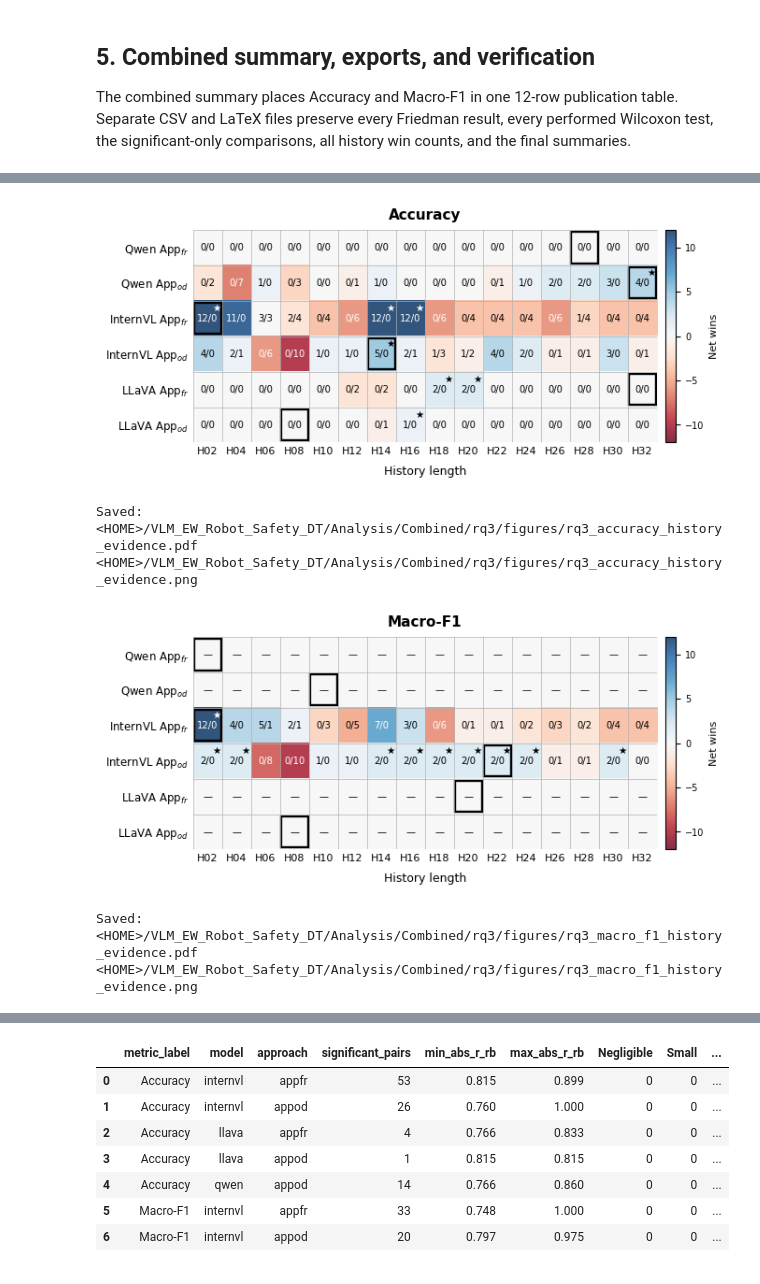
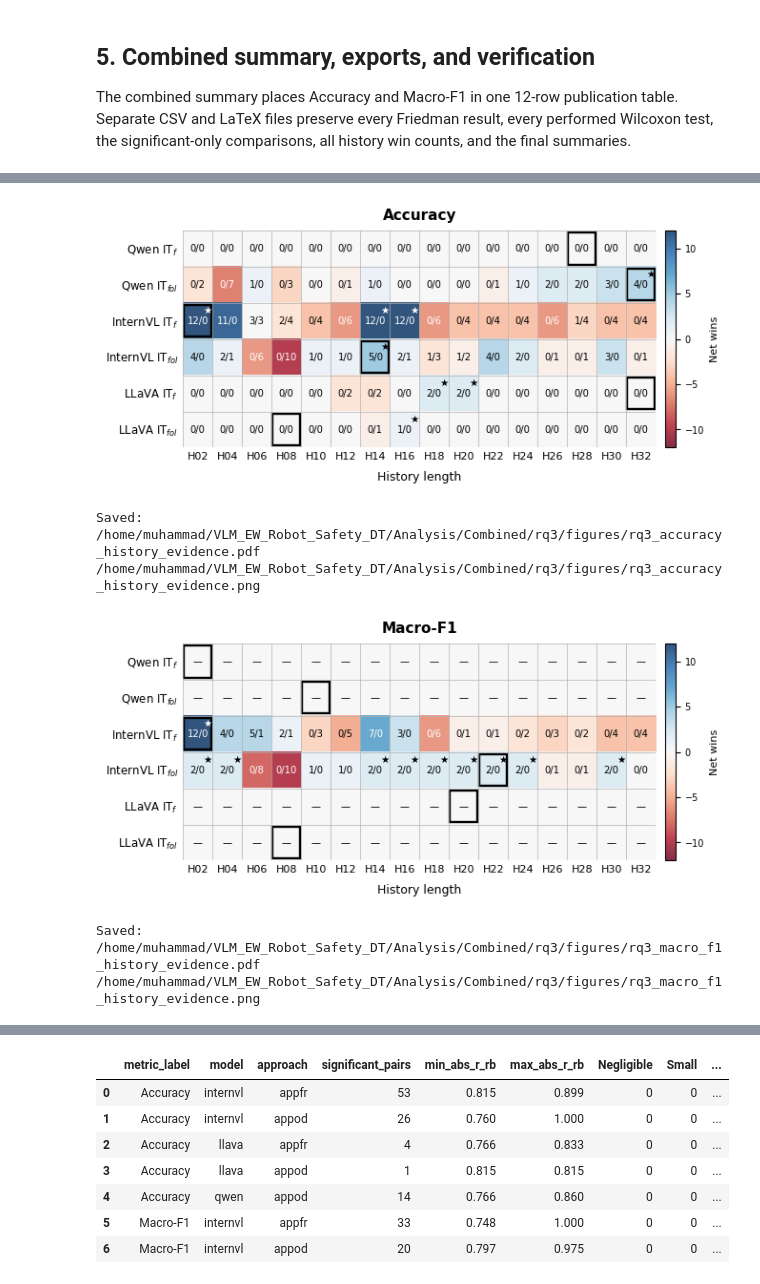
Before and after one commit to mufar6566/VLM-Early-Warning-Robot-Safety, a Jupyter notebook: analysis/03_rq3_combined_final.ipynb, the cells around one changed output, grey strips where cells are left out. Saved outputs shown, nothing was run; the diff lists cells and outputs as text; code cells hidden in the pictures.

Commit message:
Replace RQ3 analysis with updated combined notebook

```diff
--- a/analysis/rq3_relationship.ipynb
+++ b/analysis/03_rq3_combined_final.ipynb
@@ -1406,8 +1406,8 @@ MODEL_LABELS = {
 }
 
 APPROACH_LABELS = {
-    "appfr": r"$\mathrm{App}_{fr}$",
-    "appod": r"$\mathrm{App}_{od}$",
+    "appfr": r"$\mathrm{IT}_{f}$",
+    "appod": r"$\mathrm{IT}_{fol}$",
 }
 
 CONFIGS = [
@@ -1784,41 +1784,41 @@ def plot_history_evidence_paper(
 
     plt.show()
     plt.close(fig)
 
     print("Saved:")
     print(pdf_path)
     print(png_path)
 
 
 # ============================================================
 # FIGURE 1 — ACCURACY
 # ============================================================
 
 plot_history_evidence_paper(
     evidence=accuracy_ev,
     metric_name="Accuracy",
     filename_stem="rq3_accuracy_history_evidence"
 )
 
 
 # ============================================================
 # FIGURE 2 — MACRO-F1
 # ============================================================
 
 plot_history_evidence_paper(
     evidence=macro_ev,
     metric_name="Macro-F1",
     filename_stem="rq3_macro_f1_history_evidence"
 )
 # %% [output]
-[figure, old version]
+[figure, new version]
 Saved:
-<HOME>/VLM_EW_Robot_Safety_DT/Analysis/Combined/rq3/figures/rq3_accuracy_history_evidence.pdf
-<HOME>/VLM_EW_Robot_Safety_DT/Analysis/Combined/rq3/figures/rq3_accuracy_history_evidence.png
+/home/muhammad/VLM_EW_Robot_Safety_DT/Analysis/Combined/rq3/figures/rq3_accuracy_history_evidence.pdf
+/home/muhammad/VLM_EW_Robot_Safety_DT/Analysis/Combined/rq3/figures/rq3_accuracy_history_evidence.png
-[figure, old version]
+[figure, new version]
 Saved:
-<HOME>/VLM_EW_Robot_Safety_DT/Analysis/Combined/rq3/figures/rq3_macro_f1_history_evidence.pdf
-<HOME>/VLM_EW_Robot_Safety_DT/Analysis/Combined/rq3/figures/rq3_macro_f1_history_evidence.png
+/home/muhammad/VLM_EW_Robot_Safety_DT/Analysis/Combined/rq3/figures/rq3_macro_f1_history_evidence.pdf
+/home/muhammad/VLM_EW_Robot_Safety_DT/Analysis/Combined/rq3/figures/rq3_macro_f1_history_evidence.png
 # %%
 # ============================================================
 # RQ3 — PUBLICATION PAIRWISE-HISTORY MATRICES
```
Also changed, not shown: parts of 7 cells of this notebook.
